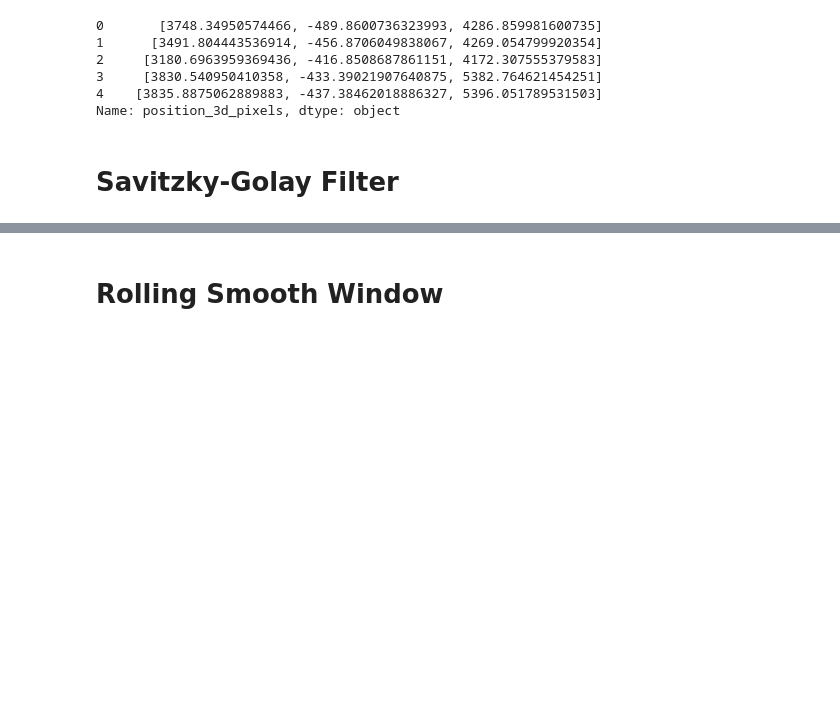
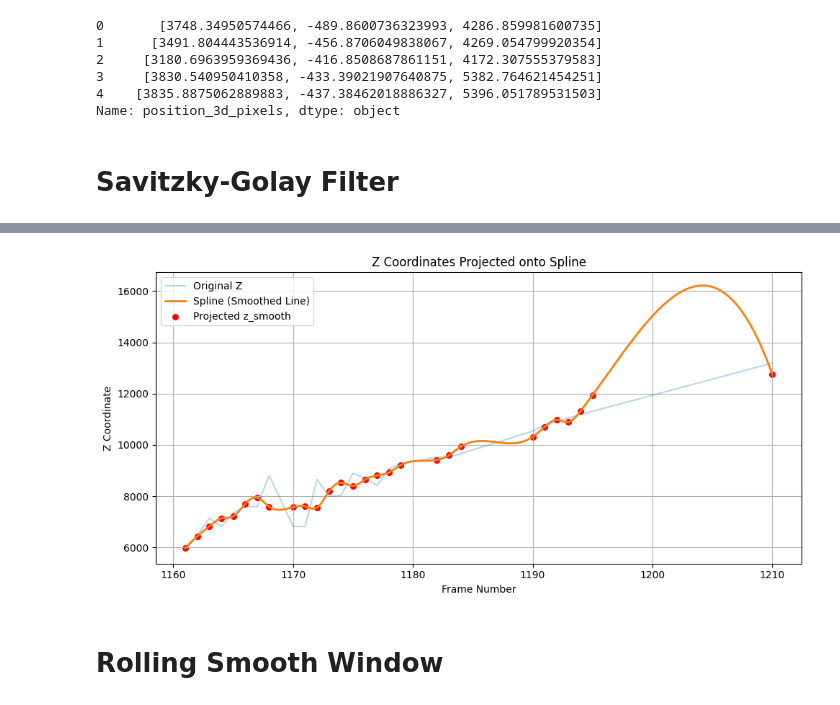
Before and after one commit to damianstone/cv-calibration-triangulation, a Jupyter notebook: notebooks/smooth_depth.ipynb, the cells around one changed output, grey strips where cells are left out. Cells and saved outputs as stored; diff of their text form; code cells hidden in the pictures; blank space fills up the shorter version.

```diff
--- a/notebooks/smooth_depth.ipynb
+++ b/notebooks/smooth_depth.ipynb
@@ -77,3 +77,43 @@ plot_z_vs_frame(
+# %%
+import numpy as np
+import ast
+import matplotlib.pyplot as plt
+from scipy.signal import savgol_filter
+from scipy.interpolate import make_interp_spline
+
+# Sort just to be safe
+filtered_shot.sort_values('frame_no', inplace=True)
+
+# Extract frame and z_smooth
+frame = filtered_shot['frame_no'].values
+z = filtered_shot['z_smooth'].values
+
+# Fit spline to the smoothed z values
+spline = make_interp_spline(frame, z)
+
+# Interpolate z values at the original frame_no points
+z_projected = spline(frame)
+
+# Update the DataFrame to shift z_smooth onto the spline
+filtered_shot['z_smooth'] = z_projected
+
+# Optional: plot for visual check
+frame_dense = np.linspace(frame.min(), frame.max(), 200)
+z_dense = spline(frame_dense)
+
+plt.figure(figsize=(10, 5))
+plt.plot(frame, filtered_shot['z'], label='Original Z', alpha=0.3)
+plt.plot(frame_dense, z_dense, label='Spline (Smoothed Line)', linewidth=2)
+plt.scatter(frame, z_projected, color='red', label='Projected z_smooth', s=30)
+plt.xlabel("Frame Number")
+plt.ylabel("Z Coordinate")
+plt.title("Z Coordinates Projected onto Spline")
+plt.legend()
+plt.grid(True)
+plt.tight_layout()
+plt.show()
+# %% [output]
+[figure, added]
 # %% [markdown]
 # Rolling Smooth Window
 # %%
```
Also changed, not shown: parts of 3 cells of this notebook.
